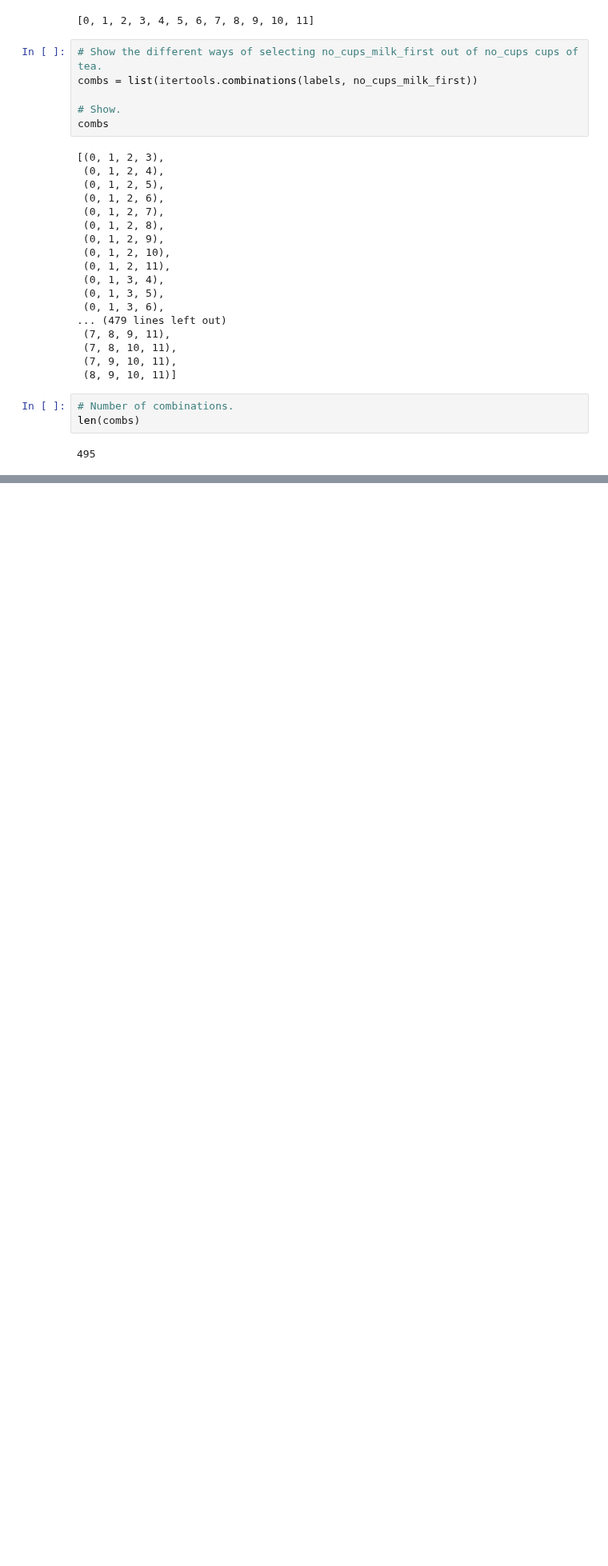
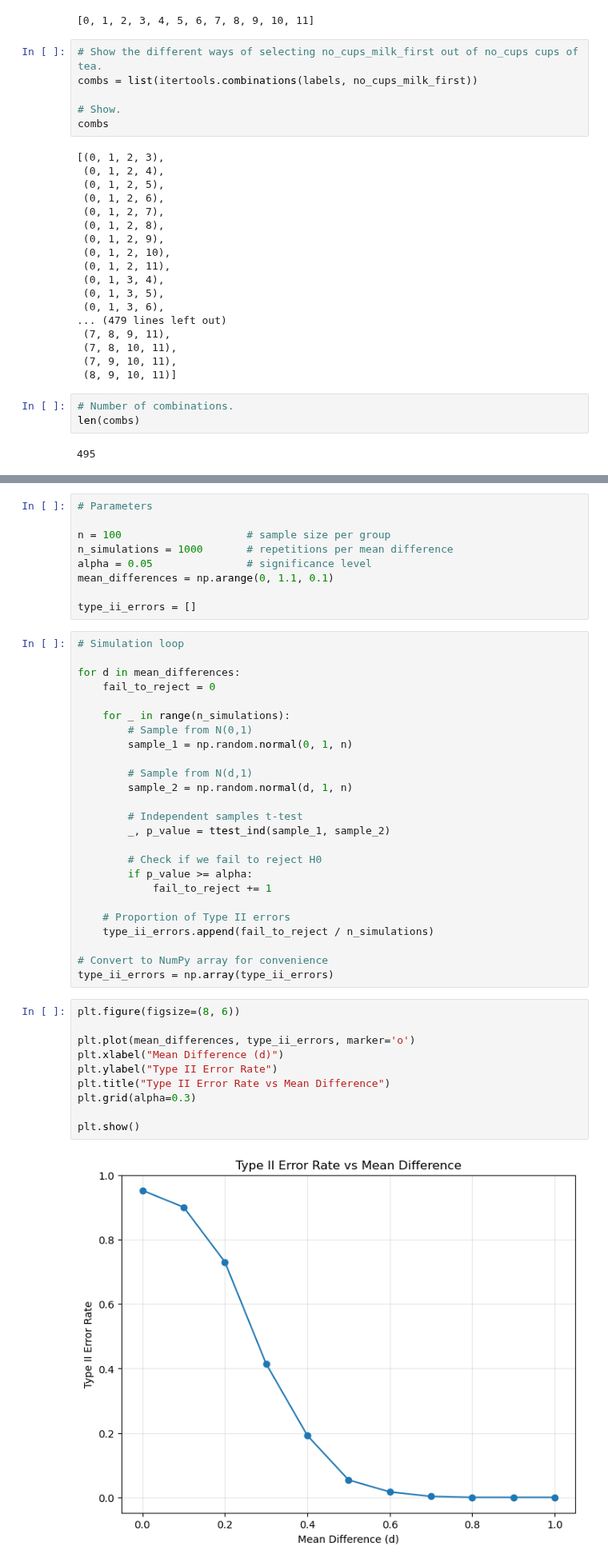
Before and after one commit to FabianeCancian/Applied-statistics, a Jupyter notebook: problems.ipynb, the cells around one changed output, grey strips where cells are left out. Shown at 80% size. Saved outputs shown, nothing was run; the diff lists cells and outputs as text; blank space fills up the shorter version.

```diff
--- a/problems.ipynb
+++ b/problems.ipynb
@@ -134,0 +211,46 @@ for comb in combs:
+# %%
+# Parameters
+
+n = 100                    # sample size per group
+n_simulations = 1000       # repetitions per mean difference
+alpha = 0.05               # significance level
+mean_differences = np.arange(0, 1.1, 0.1)
+
+type_ii_errors = []
+# %%
+# Simulation loop
+
+for d in mean_differences:
+    fail_to_reject = 0
+
+    for _ in range(n_simulations):
+        # Sample from N(0,1)
+        sample_1 = np.random.normal(0, 1, n)
+
+        # Sample from N(d,1)
+        sample_2 = np.random.normal(d, 1, n)
+
+        # Independent samples t-test
+        _, p_value = ttest_ind(sample_1, sample_2)
+
+        # Check if we fail to reject H0
+        if p_value >= alpha:
+            fail_to_reject += 1
+
+    # Proportion of Type II errors
+    type_ii_errors.append(fail_to_reject / n_simulations)
+
+# Convert to NumPy array for convenience
+type_ii_errors = np.array(type_ii_errors)
+# %%
+plt.figure(figsize=(8, 6))
+
+plt.plot(mean_differences, type_ii_errors, marker='o')
+plt.xlabel("Mean Difference (d)")
+plt.ylabel("Type II Error Rate")
+plt.title("Type II Error Rate vs Mean Difference")
+plt.grid(alpha=0.3)
+
+plt.show()
+# %% [output]
+[figure, added]
```
Also changed, not shown: parts of 14 cells of this notebook.
